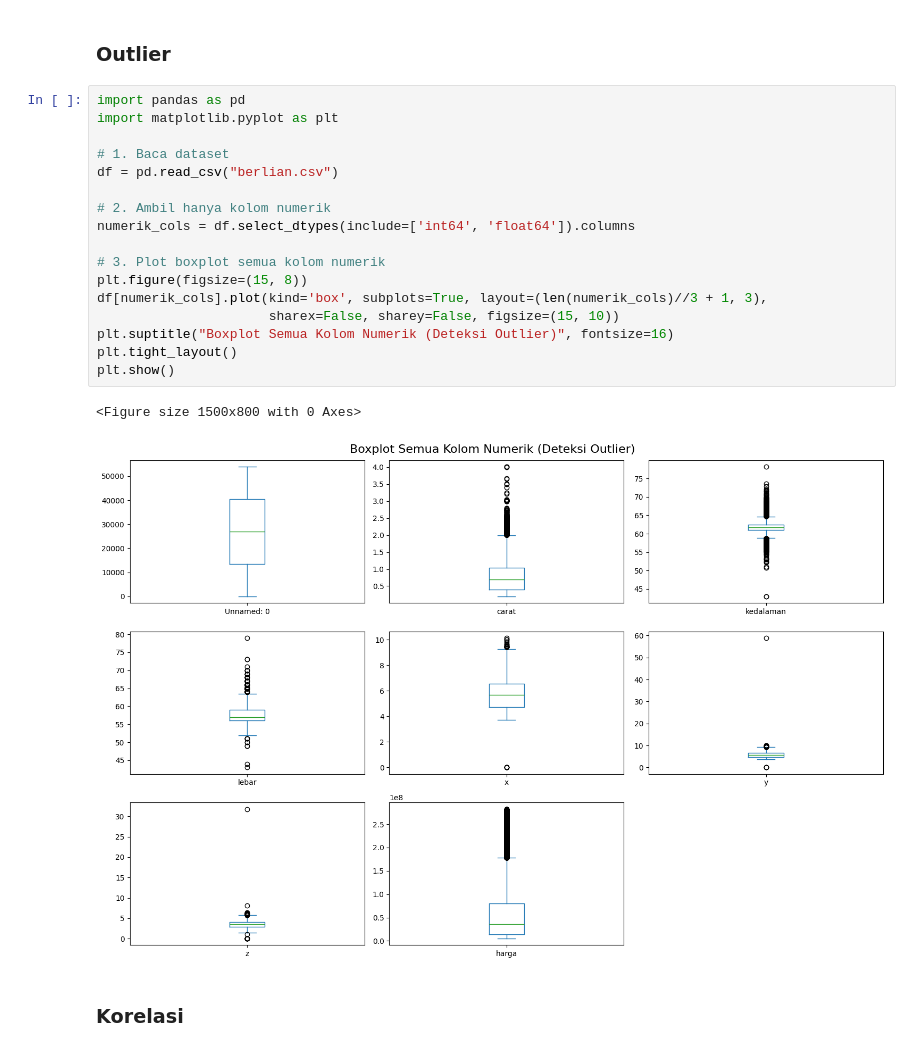
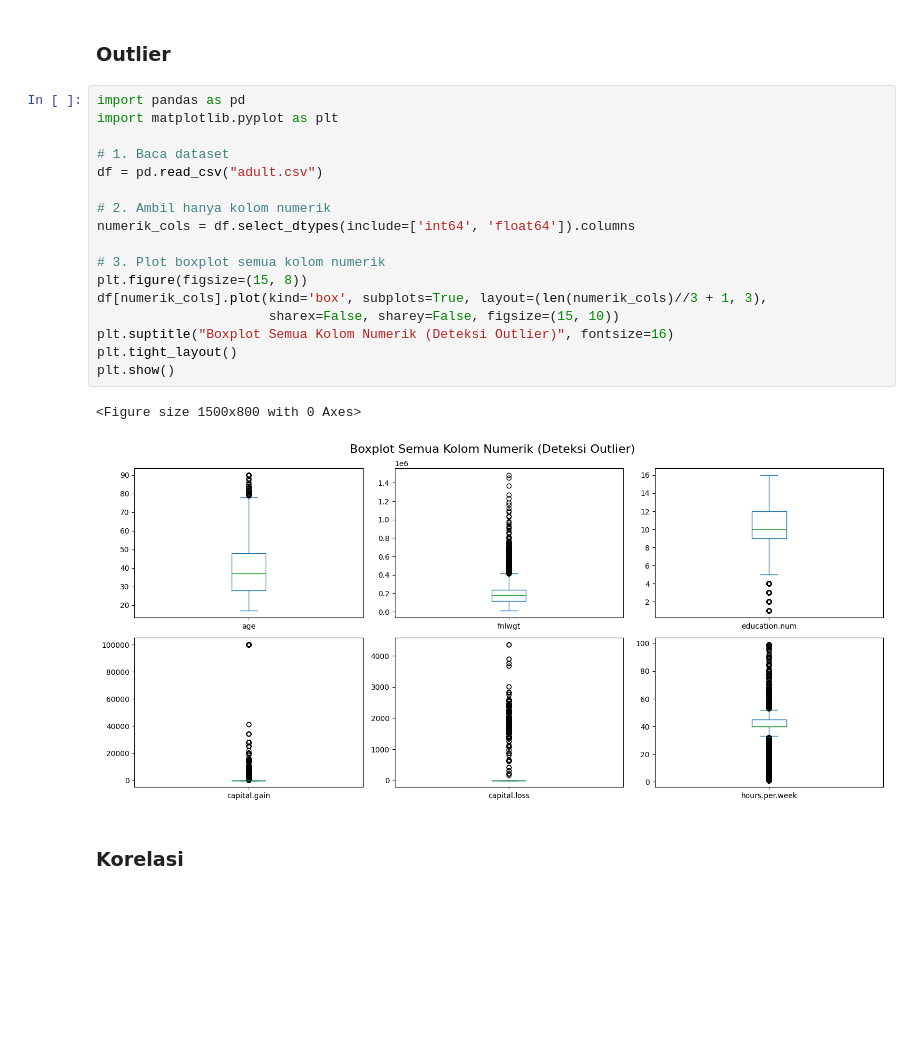
Before and after one commit to zhafif05/belajar_ai, a Jupyter notebook: data_preposessing/Prediksi_Harga_Berlian_(EDA)_preposesing.ipynb, the cells around one changed output. Drawn from its saved outputs; the diff is of its cells as text; blank space fills up the shorter version.

```diff
--- a/data_preposessing/Prediksi_Harga_Berlian_(EDA)_preposesing.ipynb
+++ b/data_preposessing/Prediksi_Harga_Berlian_(EDA)_preposesing.ipynb
@@ -427,23 +429,23 @@ plt.show()
 # %%
 import pandas as pd
 import matplotlib.pyplot as plt
 
 # 1. Baca dataset
-df = pd.read_csv("berlian.csv")
+df = pd.read_csv("adult.csv")
 
 # 2. Ambil hanya kolom numerik
 numerik_cols = df.select_dtypes(include=['int64', 'float64']).columns
 
 # 3. Plot boxplot semua kolom numerik
 plt.figure(figsize=(15, 8))
 df[numerik_cols].plot(kind='box', subplots=True, layout=(len(numerik_cols)//3 + 1, 3),
                       sharex=False, sharey=False, figsize=(15, 10))
 plt.suptitle("Boxplot Semua Kolom Numerik (Deteksi Outlier)", fontsize=16)
 plt.tight_layout()
 plt.show()
 # %% [output]
 <Figure size 1500x800 with 0 Axes>
-[figure, old version]
+[figure, new version]
 # %% [markdown]
 ### Korelasi
 # %%
```
Also changed, not shown: parts of 26 cells of this notebook, 1 other file.
